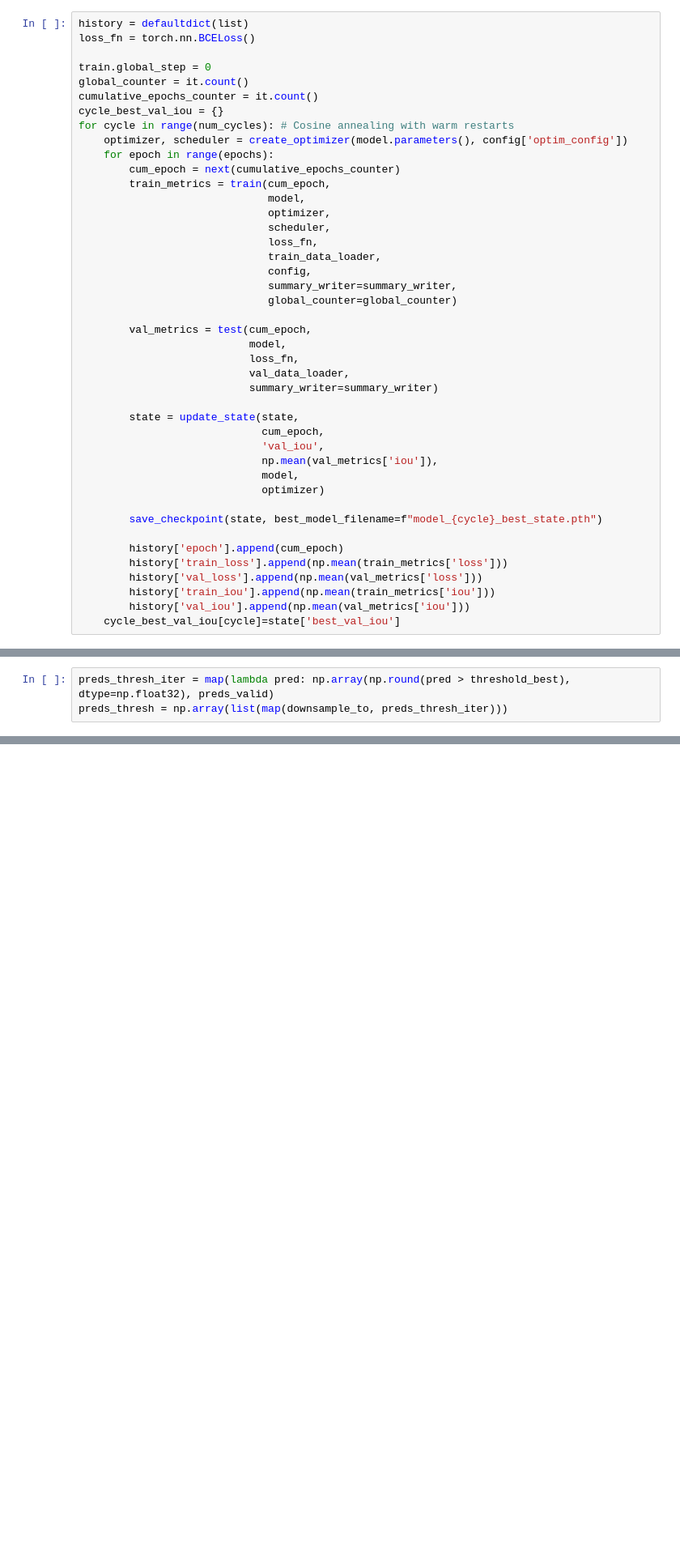
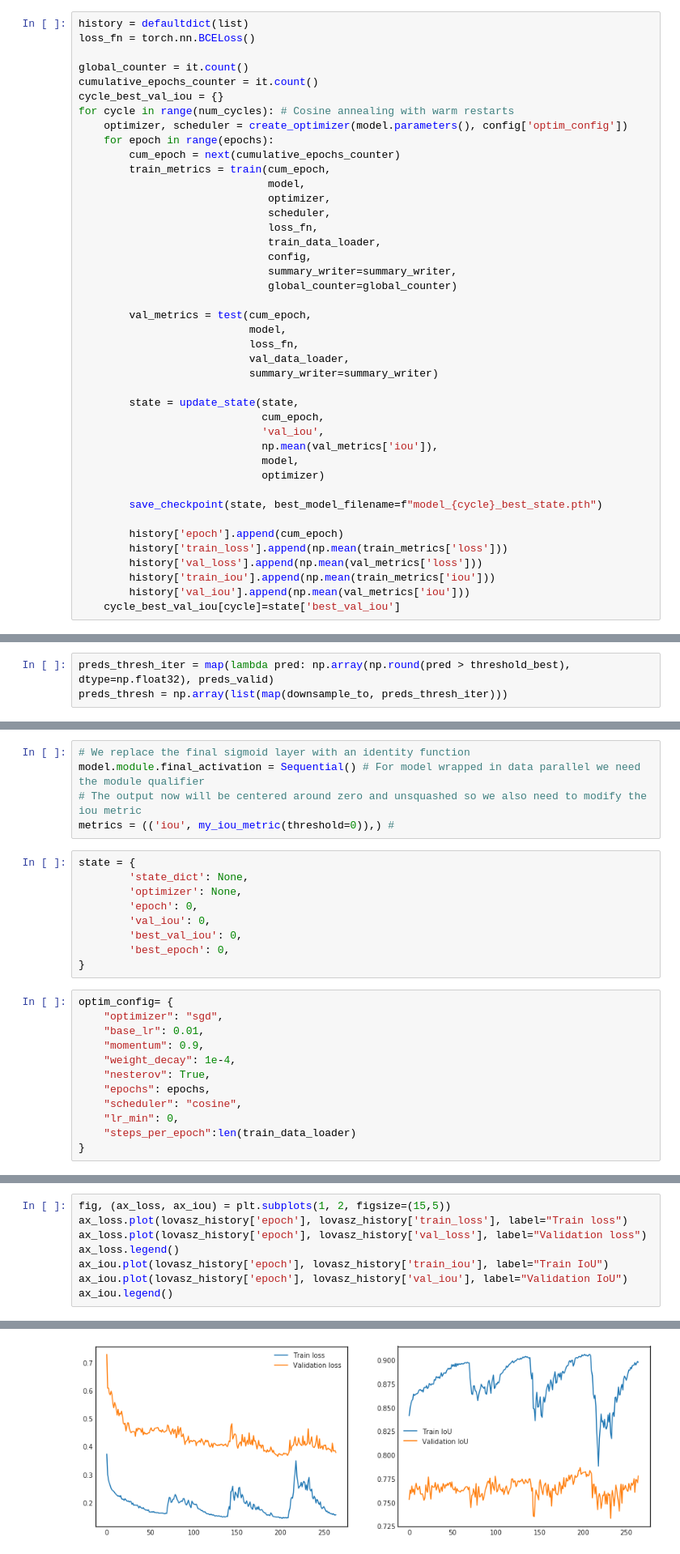
Before and after one commit to msalvaris/ksalt, a Jupyter notebook: notebooks/Model.ipynb, the cells around one changed output, grey strips where cells are left out. Shown at 81% size. Cells and saved outputs as stored; diff of their text form; blank space fills up the shorter version.

```diff
--- a/notebooks/Model.ipynb
+++ b/notebooks/Model.ipynb
@@ -215,7 +225,6 @@ config["optim_config"]["steps_per_epoch"] = len(train_data_loader)
 history = defaultdict(list)
 loss_fn = torch.nn.BCELoss()
 
-train.global_step = 0
 global_counter = it.count()
 cumulative_epochs_counter = it.count()
 cycle_best_val_iou = {}
@@ -353,0 +363,26 @@ plot_predictions(train_df, preds_thresh, ids_valid, max_images=15, grid_width=5,
+# %%
+# We replace the final sigmoid layer with an identity function
+model.module.final_activation = Sequential() # For model wrapped in data parallel we need the module qualifier
+# The output now will be centered around zero and unsquashed so we also need to modify the iou metric
+metrics = (('iou', my_iou_metric(threshold=0)),) #
+# %%
+state = {
+        'state_dict': None,
+        'optimizer': None,
+        'epoch': 0,
+        'val_iou': 0,
+        'best_val_iou': 0,
+        'best_epoch': 0,
+}
+# %%
+optim_config= {
+    "optimizer": "sgd",
+    "base_lr": 0.01,
+    "momentum": 0.9,
+    "weight_decay": 1e-4,
+    "nesterov": True,
+    "epochs": epochs,
+    "scheduler": "cosine",
+    "lr_min": 0,
+    "steps_per_epoch":len(train_data_loader)
+}
@@ -353,0 +463,9 @@ plot_predictions(train_df, preds_thresh, ids_valid, max_images=15, grid_width=5,
+# %%
+fig, (ax_loss, ax_iou) = plt.subplots(1, 2, figsize=(15,5))
+ax_loss.plot(lovasz_history['epoch'], lovasz_history['train_loss'], label="Train loss")
+ax_loss.plot(lovasz_history['epoch'], lovasz_history['val_loss'], label="Validation loss")
+ax_loss.legend()
+ax_iou.plot(lovasz_history['epoch'], lovasz_history['train_iou'], label="Train IoU")
+ax_iou.plot(lovasz_history['epoch'], lovasz_history['val_iou'], label="Validation IoU")
+ax_iou.legend()
+# %% [output]
@@ -353,0 +473 @@ plot_predictions(train_df, preds_thresh, ids_valid, max_images=15, grid_width=5,
+[figure, added]
```
Also changed, not shown: parts of 25 cells of this notebook, 1 other file.
